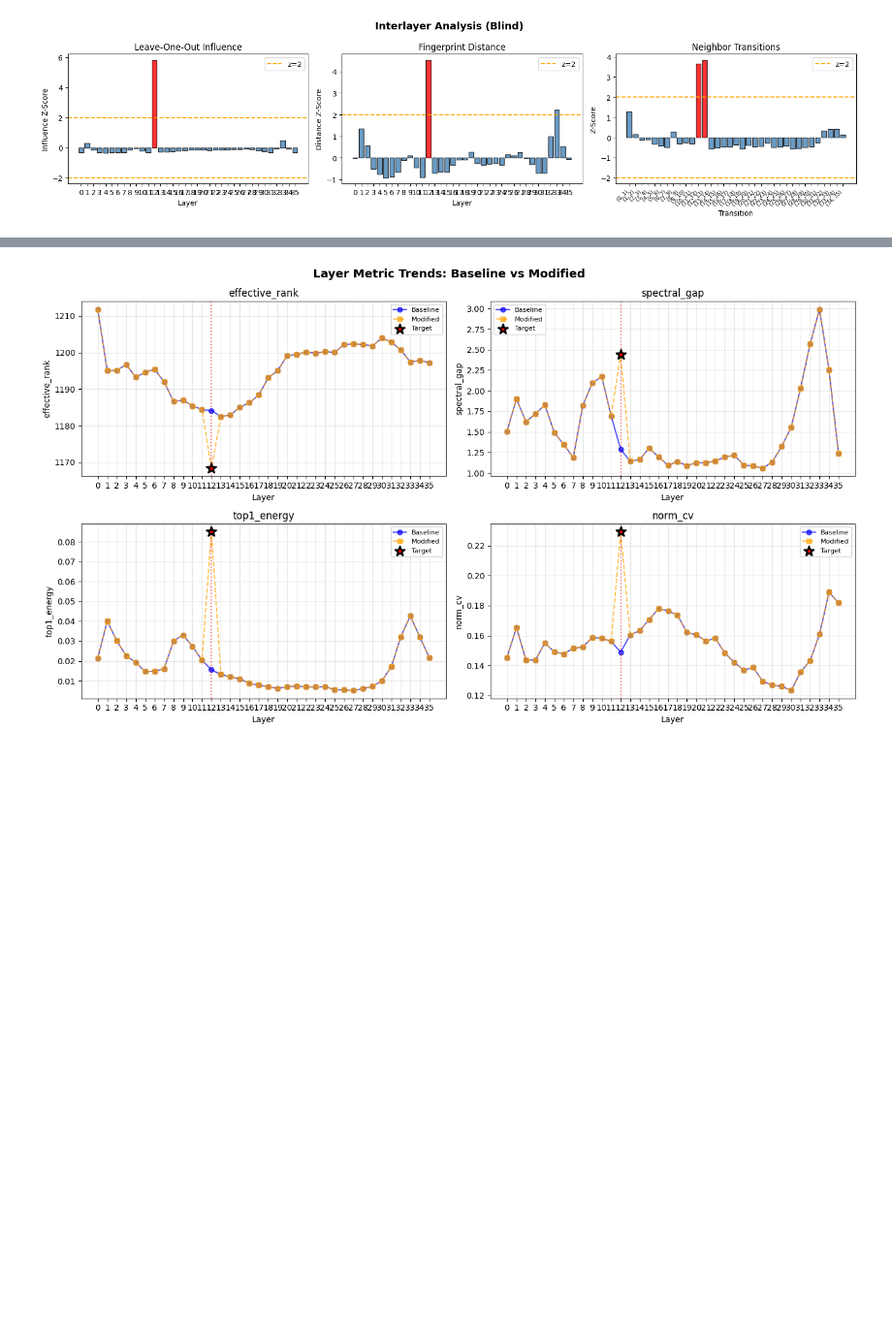
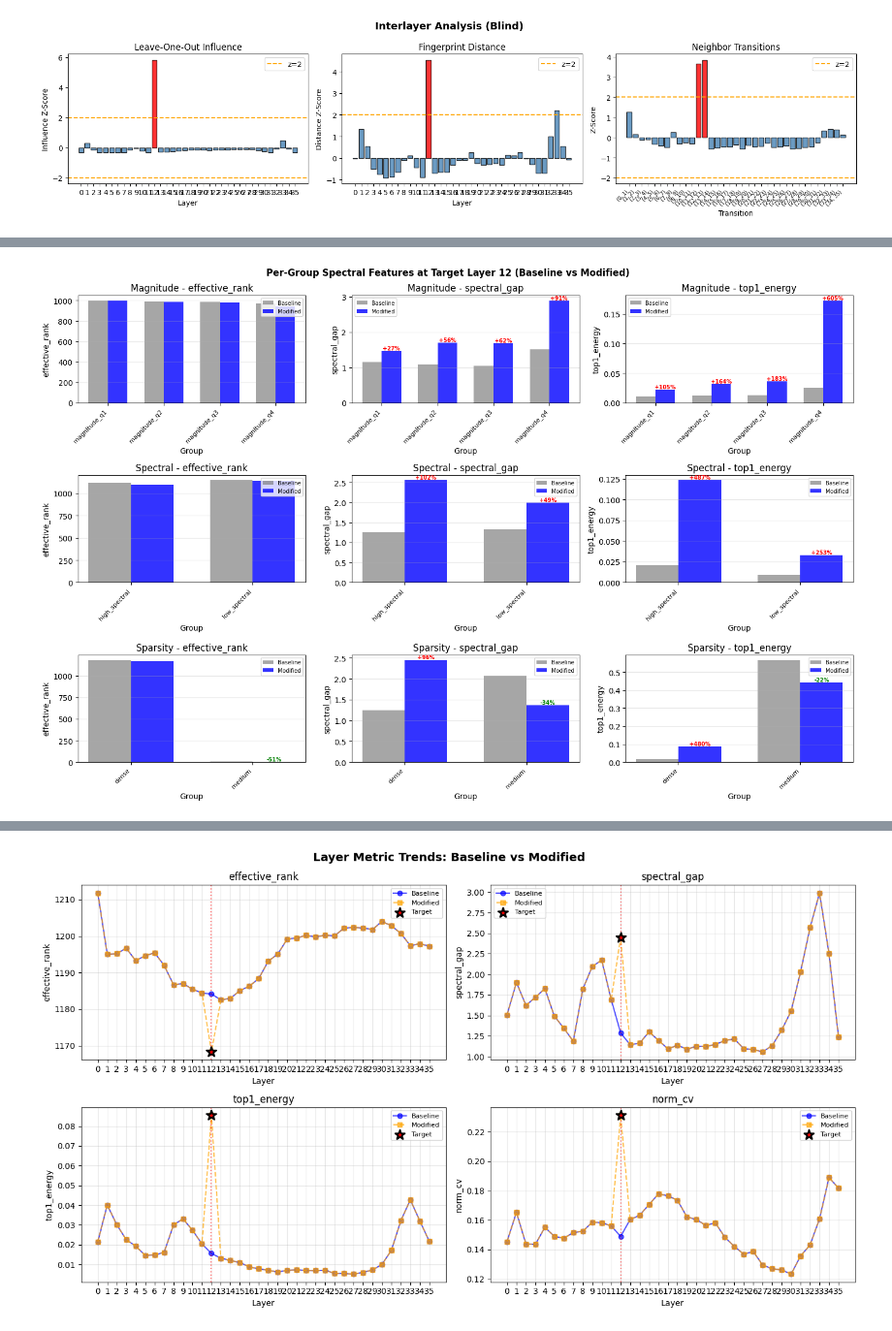
Before and after one commit to Security-FIT/Latium, a Jupyter notebook: structural_analysis.ipynb, the cells around one changed output, grey strips where cells are left out. Shown at 97% size. Saved outputs shown, nothing was run; the diff lists cells and outputs as text; code cells hidden in the pictures; blank space fills up the shorter version.

```diff
--- a/structural_analysis.ipynb
+++ b/structural_analysis.ipynb
@@ -804,0 +882,86 @@ Summary: 3/3 normal, 3/3 blind, 1/3 grouper correct
+# %%
+# Per-Group Spectral Features: Baseline vs Modified at Target Layer
+# Shows how spectral features (effective_rank, spectral_gap, top1_energy) differ across neuron groups
+
+grouper_data = blind.get('grouper_detection', {})
+baseline_grouper = data.get('baseline_blind', {}).get('grouper_detection', {})
+
+if grouper_data and baseline_grouper and 'layer_group_stats' in grouper_data:
+    mod_stats = grouper_data['layer_group_stats']
+    base_stats = baseline_grouper['layer_group_stats']
+
+    # Get data for target layer
+    target_str = str(target_layer)
+    mod_target = mod_stats.get(target_str, {})
+    base_target = base_stats.get(target_str, {})
+
+    spectral_features = ['effective_rank', 'spectral_gap', 'top1_energy']
+    grouper_names = ['magnitude', 'spectral', 'sparsity']
+
+    # Create 3x3 grid: rows = groupers, cols = spectral features
+    fig, axes = plt.subplots(3, 3, figsize=(15, 10))
+
+    for row, gname in enumerate(grouper_names):
+        mod_groups = mod_target.get(gname, {}).get('groups', {})
+        base_groups = base_target.get(gname, {}).get('groups', {})
+
+        if not mod_groups:
+            for col in range(3):
+                axes[row, col].text(0.5, 0.5, f'No {gname} data', ha='center', va='center')
+                axes[row, col].set_title(f'{gname.title()} - {spectral_features[col]}')
+            continue
+
+        group_names = sorted(mod_groups.keys())
+        x = np.arange(len(group_names))
+        width = 0.35
+
+        for col, feat in enumerate(spectral_features):
+            ax = axes[row, col]
+
+            base_vals = [base_groups.get(g, {}).get(feat, 0) for g in group_names]
+            mod_vals = [mod_groups.get(g, {}).get(feat, 0) for g in group_names]
+
+            bars1 = ax.bar(x - width/2, base_vals, width, label='Baseline', color='gray', alpha=0.7)
+            bars2 = ax.bar(x + width/2, mod_vals, width, label='Modified', color='blue', alpha=0.8)
+
+            # Highlight significant changes
+            for i, (bv, mv) in enumerate(zip(base_vals, mod_vals)):
+                if bv > 0 and abs(mv - bv) / bv > 0.1:  # >10% change
+                    pct = (mv - bv) / bv * 100
+                    color = 'red' if pct > 0 else 'green'
+                    ax.annotate(f'{pct:+.0f}%', (x[i] + width/2, mv),
+                               ha='center', va='bottom', fontsize=7, color=color, fontweight='bold')
+
+            ax.set_xlabel('Group')
+            ax.set_ylabel(feat)
+            ax.set_title(f'{gname.title()} - {feat}')
+            ax.set_xticks(x)
+            ax.set_xticklabels(group_names, rotation=45, ha='right', fontsize=8)
+            ax.legend(fontsize=7, loc='best')
+            ax.grid(alpha=0.3, axis='y')
+
+    plt.suptitle(f'Per-Group Spectral Features at Target Layer {target_layer} (Baseline vs Modified)',
+                fontsize=12, fontweight='bold')
+    plt.tight_layout()
+    plt.show()
+
+    # Summary of largest changes
+    print(f"\n=== Per-Group Spectral Changes at Layer {target_layer} ===")
+    print(f"{'Grouper':<10} {'Group':<10} {'Feature':<15} {'Baseline':>10} {'Modified':>10} {'%Change':>10}")
+    print("-" * 70)
+    for gname in grouper_names:
+        mod_groups = mod_target.get(gname, {}).get('groups', {})
+        base_groups = base_target.get(gname, {}).get('groups', {})
+        for group_name in sorted(mod_groups.keys()):
+            for feat in spectral_features:
+                bv = base_groups.get(group_name, {}).get(feat, 0)
+                mv = mod_groups.get(group_name, {}).get(feat, 0)
+                if bv > 0:
+                    pct = (mv - bv) / bv * 100
+                    if abs(pct) > 5:  # Only show >5% changes
+                        flag = "***" if abs(pct) > 20 else ""
+                        print(f"{gname:<10} {group_name:<10} {feat:<15} {bv:>10.2f} {mv:>10.2f} {pct:>+9.1f}% {flag}")
+else:
+    print("No grouper data available - need to re-run with updated BlindMSDDetector")
+# %% [output]
+[figure, added]
```
Also changed, not shown: parts of 17 cells of this notebook, 9 other files.
